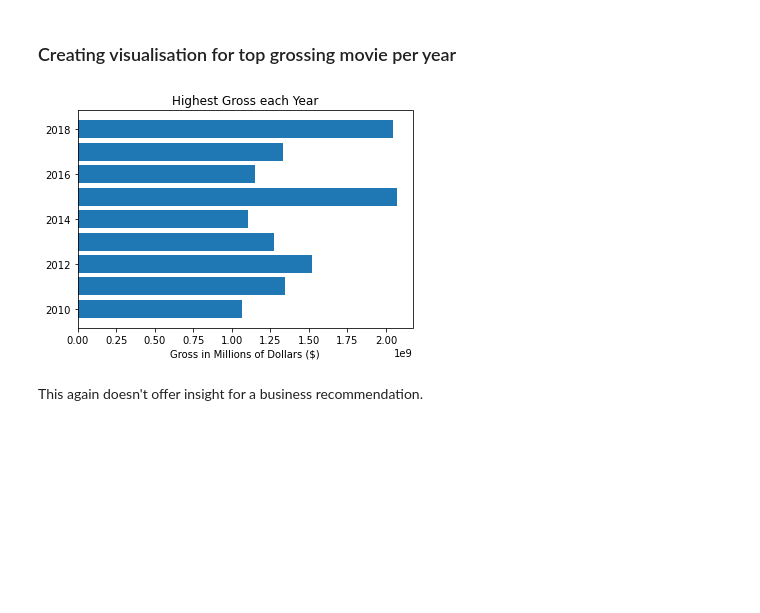
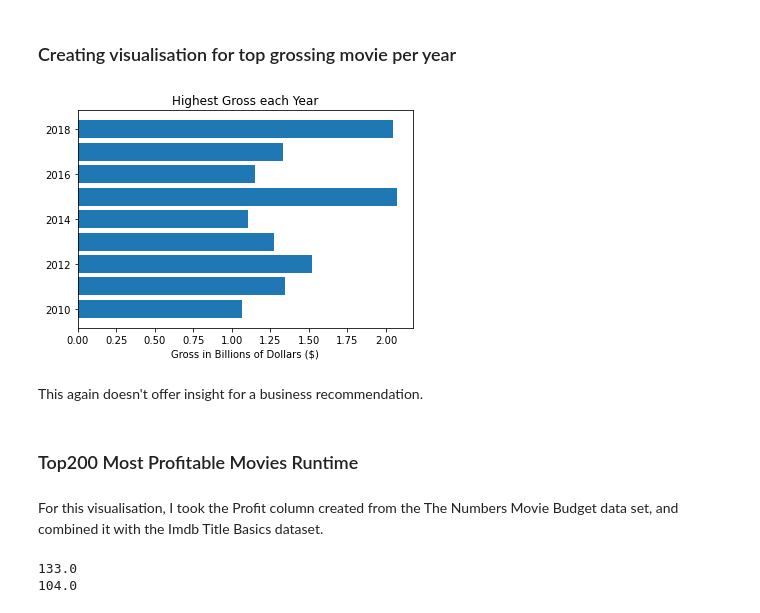
Before and after one commit to epradojr/Microsoft-Movie-Studio-Business-Proposition, a Jupyter notebook: dsc-phase1-project-marcelo.ipynb, the cells around one changed output. Cells and saved outputs as stored; diff of their text form; code cells hidden in the pictures; blank space fills up the shorter version.

Commit message:
runtime info added

```diff
--- a/dsc-phase1-project-marcelo.ipynb
+++ b/dsc-phase1-project-marcelo.ipynb
@@ -303,13 +226,19 @@ Apart knowing how the other studios are comparing to each other gross wise, this
 # %%
 fig, ax = plt.subplots()
 
-height_year_total = gross_df.groupby(['year'])['total_gross'].max().sort_values().values
+height_year_total = gross_df.groupby(['year'])['total_gross'].max().sort_values().values.astype(list)
 x_year_total = gross_df.groupby(['year'])['total_gross'].max().sort_values().index
+
+turn_to_billions(height_year_total)
 
 ax.barh(x_year_total, height_year_total)
 ax.set_title('Highest Gross each Year')
-ax.set_xlabel('Gross in Millions of Dollars ($)');
+ax.set_xlabel('Gross in Billions of Dollars ($)');
 # %% [output]
-[figure, old version]
+[figure, new version]
 # %% [markdown]
 This again doesn't offer insight for a business recommendation.
+# %% [markdown]
+### Top200 Most Profitable Movies Runtime
+# %% [markdown]
+For this visualisation, I took the Profit column created from the The Numbers Movie Budget data set, and combined it with the Imdb Title Basics dataset.
@@ -315,0 +283,8 @@ This again doesn't offer insight for a business recommendation.
+# %%
+# finds the runtime of the top200 performing movies
+top200_runtime_arr = prof_run_df.sort_values(by='profit', ascending=False).sort_values(by='profit', ascending=False)[:200]['runtime_minutes'].values
+print(np.percentile(top200_runtime_arr, 75))
+print(np.percentile(top200_runtime_arr, 25))
+# %% [output]
+133.0
+104.0
```
Also changed, not shown: parts of 18 cells of this notebook.
